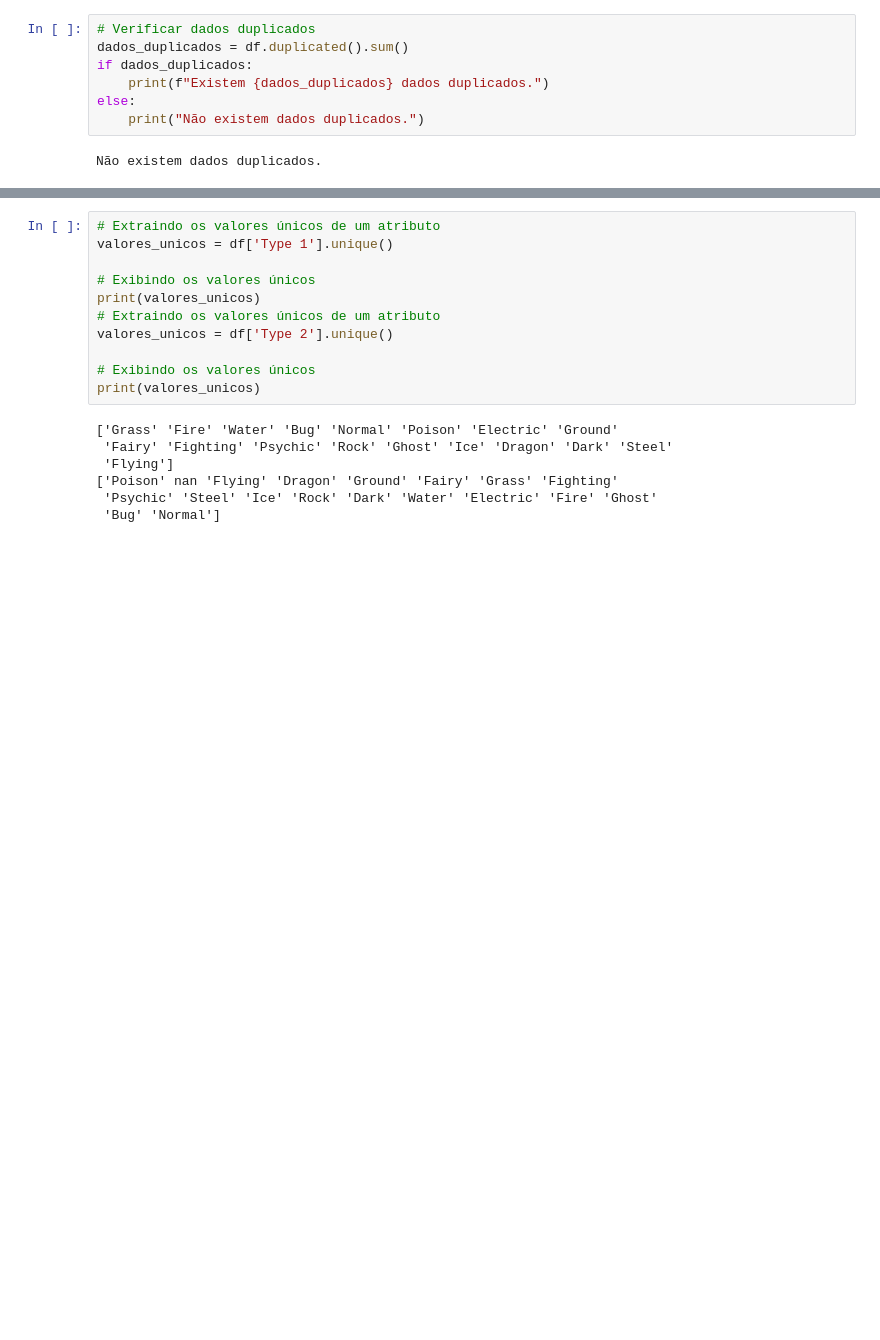
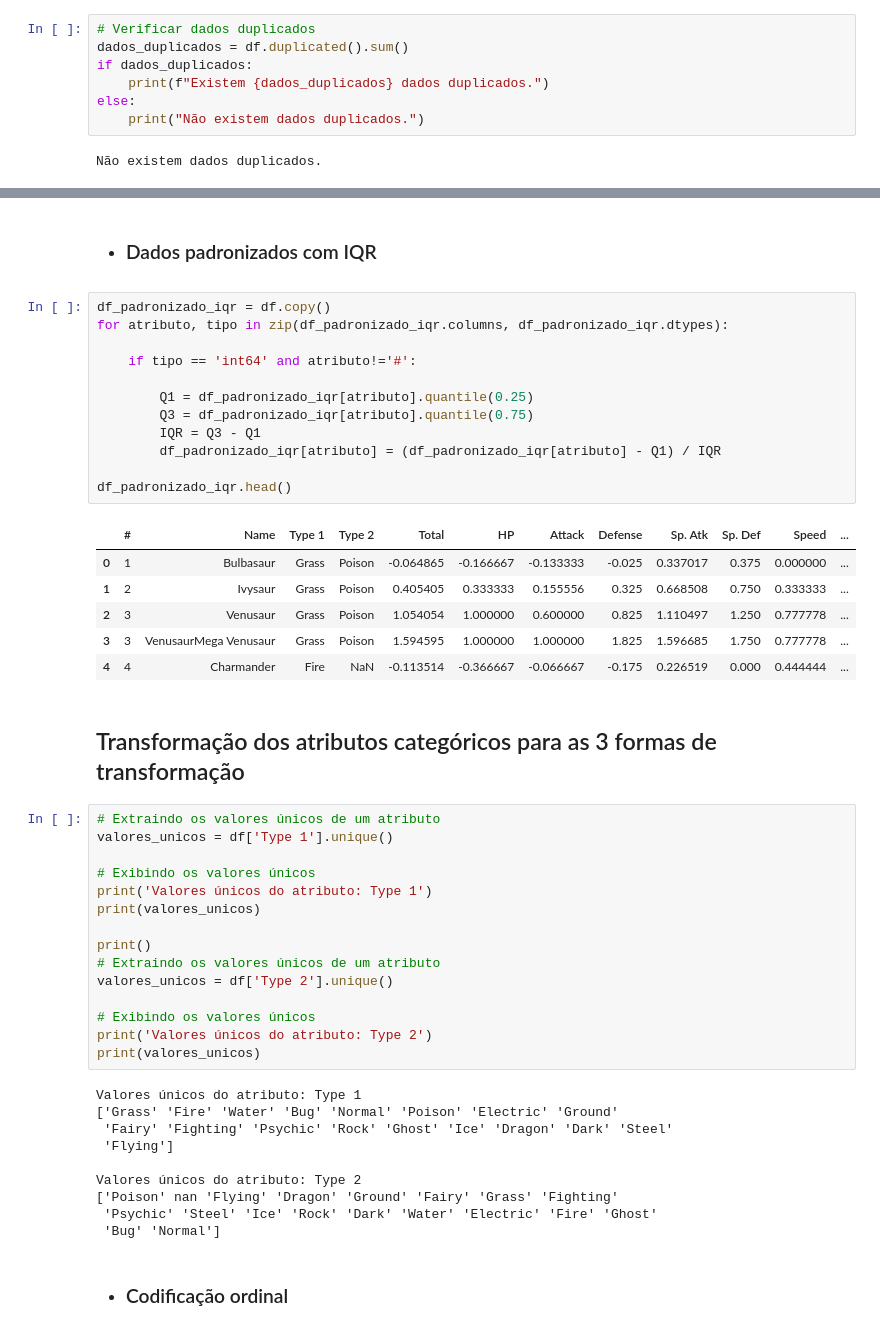
Before and after one commit to matheusbs8/IML2024-1, a Jupyter notebook: Pre-Processamento/pre_processamento.ipynb, the cells around one changed output, grey strips where cells are left out. Drawn from its saved outputs; the diff is of its cells as text; blank space fills up the shorter version.

```diff
--- a/Pre-Processamento/pre_processamento.ipynb
+++ b/Pre-Processamento/pre_processamento.ipynb
@@ -457,18 +458,50 @@ Não existem dados duplicados.
+# %% [markdown]
+- ### Dados padronizados com IQR
+# %%
+df_padronizado_iqr = df.copy()
+for atributo, tipo in zip(df_padronizado_iqr.columns, df_padronizado_iqr.dtypes):
+
+    if tipo == 'int64' and atributo!='#':
+
+        Q1 = df_padronizado_iqr[atributo].quantile(0.25)
+        Q3 = df_padronizado_iqr[atributo].quantile(0.75)
+        IQR = Q3 - Q1
+        df_padronizado_iqr[atributo] = (df_padronizado_iqr[atributo] - Q1) / IQR
+
+df_padronizado_iqr.head()
+# %% [output]
+|  | # | Name | Type 1 | Type 2 | Total | HP | Attack | Defense | Sp. Atk | Sp. Def | Speed | ... |
+| 0 | 1 | Bulbasaur | Grass | Poison | -0.064865 | -0.166667 | -0.133333 | -0.025 | 0.337017 | 0.375 | 0.000000 | ... |
+| 1 | 2 | Ivysaur | Grass | Poison | 0.405405 | 0.333333 | 0.155556 | 0.325 | 0.668508 | 0.750 | 0.333333 | ... |
+| 2 | 3 | Venusaur | Grass | Poison | 1.054054 | 1.000000 | 0.600000 | 0.825 | 1.110497 | 1.250 | 0.777778 | ... |
+| 3 | 3 | VenusaurMega Venusaur | Grass | Poison | 1.594595 | 1.000000 | 1.000000 | 1.825 | 1.596685 | 1.750 | 0.777778 | ... |
+| 4 | 4 | Charmander | Fire | NaN | -0.113514 | -0.366667 | -0.066667 | -0.175 | 0.226519 | 0.000 | 0.444444 | ... |
+# %% [markdown]
+## Transformação dos atributos categóricos para as 3 formas de transformação
 # %%
 # Extraindo os valores únicos de um atributo
 valores_unicos = df['Type 1'].unique()
 
 # Exibindo os valores únicos
+print('Valores únicos do atributo: Type 1')
 print(valores_unicos)
+
+print()
 # Extraindo os valores únicos de um atributo
 valores_unicos = df['Type 2'].unique()
 
 # Exibindo os valores únicos
+print('Valores únicos do atributo: Type 2')
 print(valores_unicos)
 # %% [output]
+Valores únicos do atributo: Type 1
 ['Grass' 'Fire' 'Water' 'Bug' 'Normal' 'Poison' 'Electric' 'Ground'
  'Fairy' 'Fighting' 'Psychic' 'Rock' 'Ghost' 'Ice' 'Dragon' 'Dark' 'Steel'
  'Flying']
+
+Valores únicos do atributo: Type 2
 ['Poison' nan 'Flying' 'Dragon' 'Ground' 'Fairy' 'Grass' 'Fighting'
  'Psychic' 'Steel' 'Ice' 'Rock' 'Dark' 'Water' 'Electric' 'Fire' 'Ghost'
  'Bug' 'Normal']
+# %% [markdown]
+- ### Codificação ordinal
```
Also changed, not shown: parts of 20 cells of this notebook, 2 other files.
